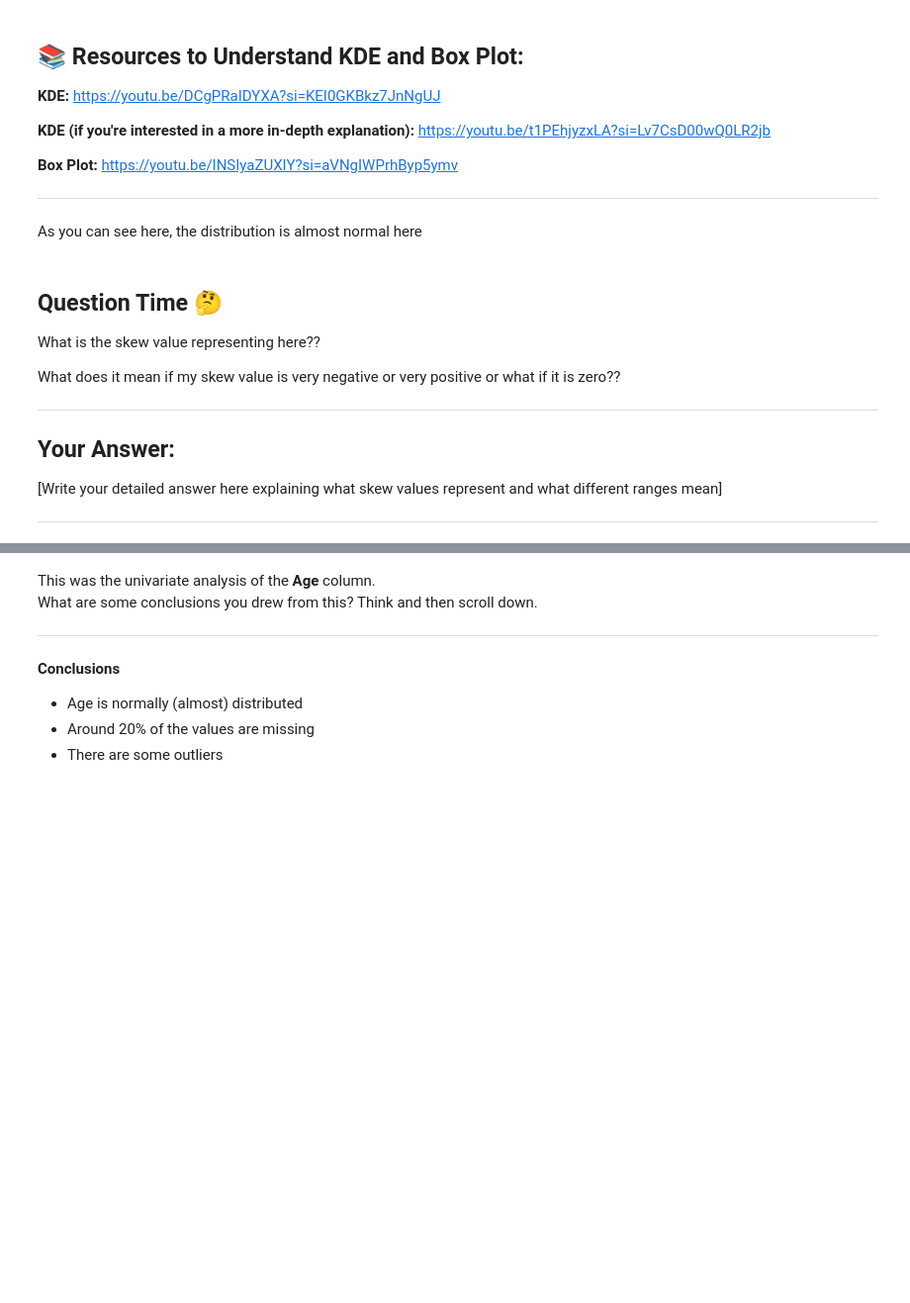
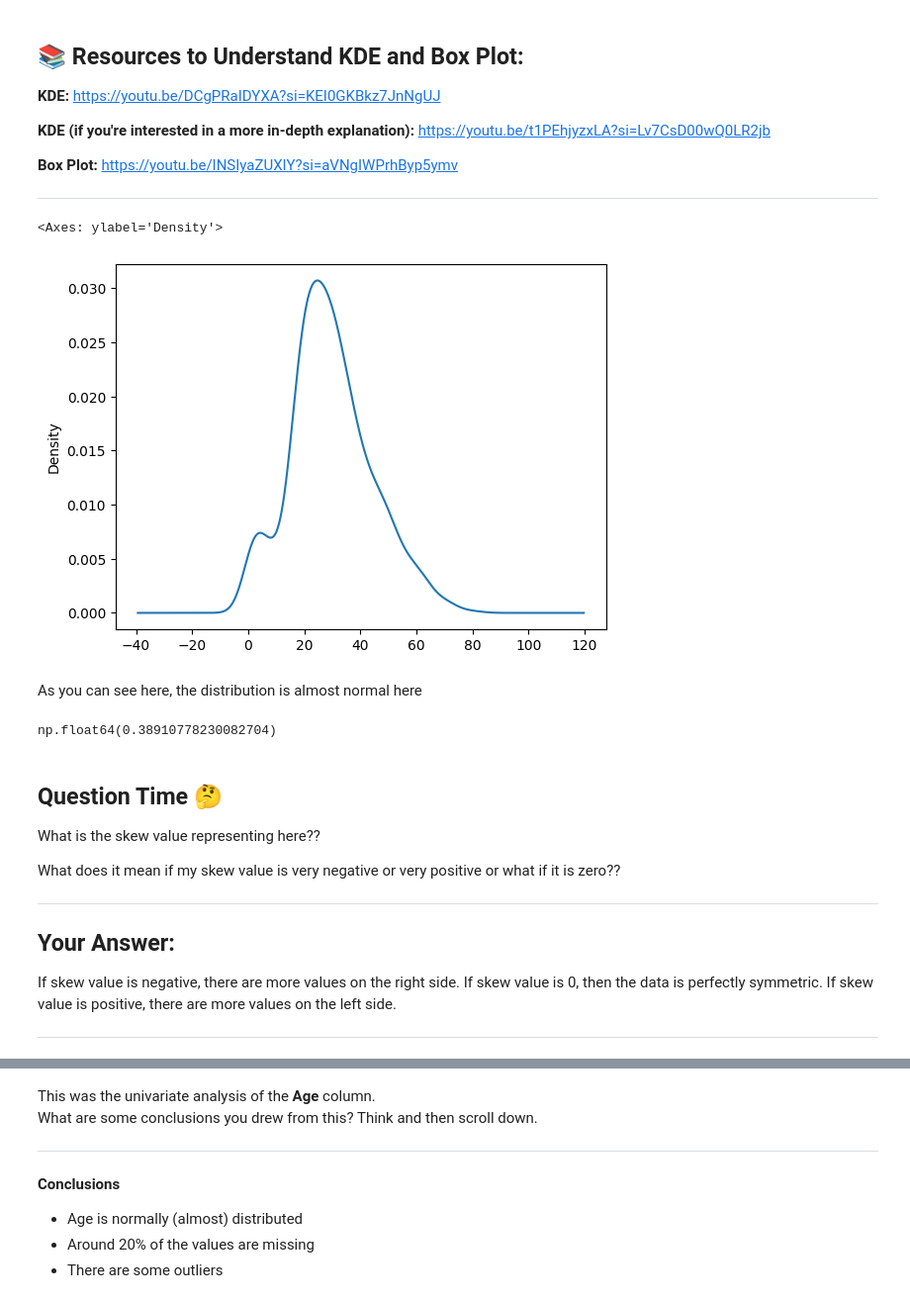
Before and after one commit to devanshdhanuka14/SynapseLP, a Jupyter notebook: Copy_of_SynapseLPWeekOne.ipynb, the cells around one changed output, grey strips where cells are left out. Shown: that part at 99% size. Cells and saved outputs as stored; diff of their text form; code cells hidden in the pictures; blank space fills up the shorter version.

```diff
--- a/Copy_of_SynapseLPWeekOne.ipynb
+++ b/Copy_of_SynapseLPWeekOne.ipynb
@@ -474,2 +592,4 @@ df =
+# %%
+df = pd.read_csv("/content/drive/MyDrive/train.csv")
 # %% [markdown]
 View the first 5 rows of this DataFrame to see if it has been stored correctly.
@@ -608,10 +803,17 @@ https://youtu.be/INSIyaZUXIY?si=aVNgIWPrhByp5ymv
 ---
 # %%
 #Draw the kde plot here
+df['Age'].plot(kind = 'kde')
+# %% [output]
+<Axes: ylabel='Density'>
+[figure, added]
 # %% [markdown]
 As you can see here, the distribution is almost normal here
 # %%
 #print the skew value of the data (use the skew function for this)
+df['Age'].skew()
+# %% [output]
+np.float64(0.38910778230082704)
 # %% [markdown]
 ## Question Time 🤔
 
@@ -623,7 +825,7 @@ What does it mean if my skew value is very negative or very positive or what if
 
 ## Your Answer:
 
-[Write your detailed answer here explaining what skew values represent and what different ranges mean]
+If skew value is negative, there are more values on the right side. If skew value is 0, then the data is perfectly symmetric. If skew value is positive, there are more values on the left side.
 
 ---
 # %%
```
Also changed, not shown: parts of 37 cells of this notebook.
